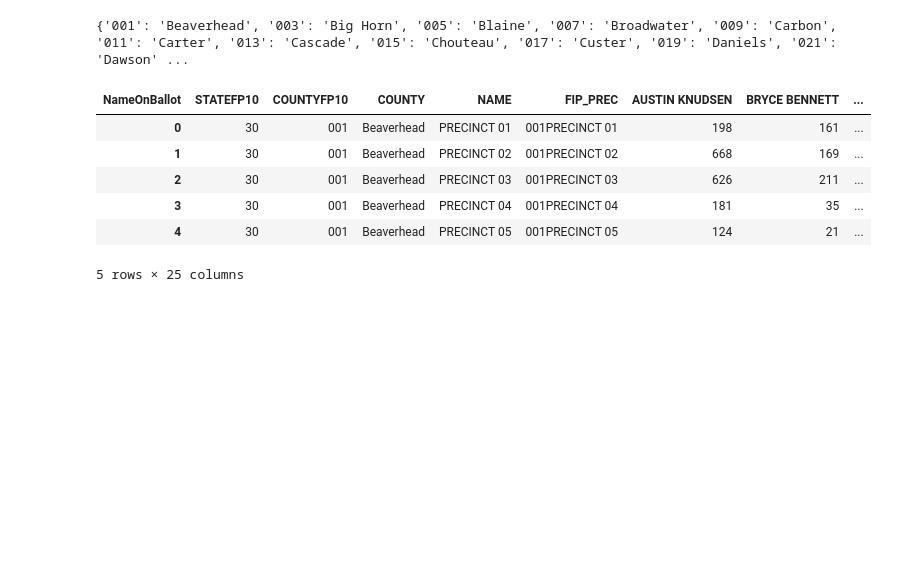
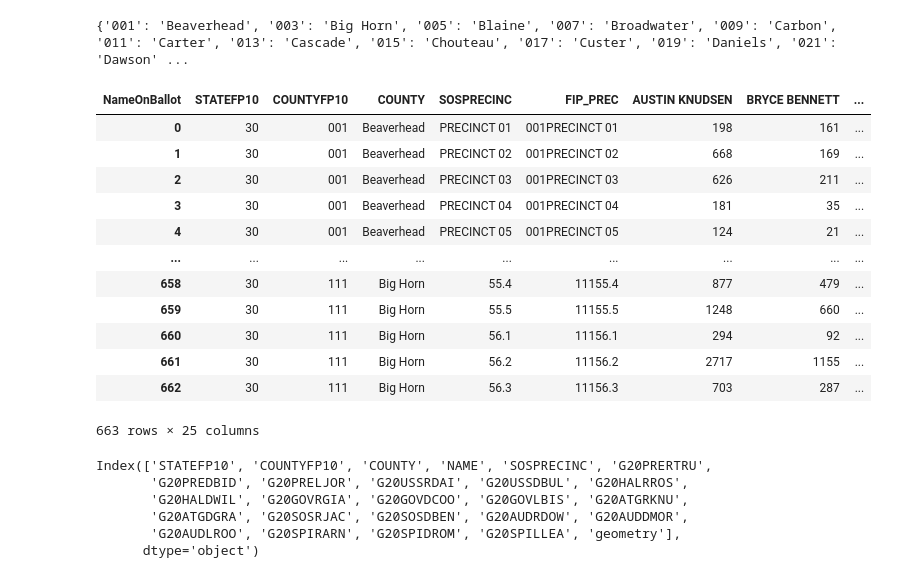
Before and after one commit to nonpartisan-redistricting-datahub/pdv-mt, a Jupyter notebook: vest-mt-2020/vest-mt-2020-validation.ipynb, the cells around one changed output. Drawn from its saved outputs; the diff is of its cells as text; code cells hidden in the pictures; blank space fills up the shorter version.

```diff
--- a/vest-mt-2020/vest-mt-2020-validation.ipynb
+++ b/vest-mt-2020/vest-mt-2020-validation.ipynb
@@ -223,16 +223,31 @@ pivoted_2020.insert(loc=1, column='COUNTYFP10', value=pivoted_2020['FIP_PREC'].s
 inv_dict = {v: k for k, v in fips_dict.items()}
 print(inv_dict)
 pivoted_2020.insert(loc=2, column='COUNTY', value=elections_2020["COUNTYFP10"].map(inv_dict))
-pivoted_2020.insert(loc=3, column='NAME', value=pivoted_2020['FIP_PREC'].str[3:])
+pivoted_2020.insert(loc=3, column='SOSPRECINC', value=pivoted_2020['FIP_PREC'].str[3:])
 # %% [output]
 {'001': 'Beaverhead', '003': 'Big Horn', '005': 'Blaine', '007': 'Broadwater', '009': 'Carbon', '011': 'Carter', '013': 'Cascade', '015': 'Chouteau', '017': 'Custer', '019': 'Daniels', '021': 'Dawson' ...
 # %%
-pivoted_2020.head()
+pivoted_2020
 # %% [output]
-| NameOnBallot | STATEFP10 | COUNTYFP10 | COUNTY | NAME | FIP_PREC | AUSTIN KNUDSEN | BRYCE BENNETT | ... |
+| NameOnBallot | STATEFP10 | COUNTYFP10 | COUNTY | SOSPRECINC | FIP_PREC | AUSTIN KNUDSEN | BRYCE BENNETT | ... |
 | 0 | 30 | 001 | Beaverhead | PRECINCT 01 | 001PRECINCT 01 | 198 | 161 | ... |
 | 1 | 30 | 001 | Beaverhead | PRECINCT 02 | 001PRECINCT 02 | 668 | 169 | ... |
 | 2 | 30 | 001 | Beaverhead | PRECINCT 03 | 001PRECINCT 03 | 626 | 211 | ... |
 | 3 | 30 | 001 | Beaverhead | PRECINCT 04 | 001PRECINCT 04 | 181 | 35 | ... |
 | 4 | 30 | 001 | Beaverhead | PRECINCT 05 | 001PRECINCT 05 | 124 | 21 | ... |
+| ... | ... | ... | ... | ... | ... | ... | ... | ... |
+| 658 | 30 | 111 | Big Horn | 55.4 | 11155.4 | 877 | 479 | ... |
+| 659 | 30 | 111 | Big Horn | 55.5 | 11155.5 | 1248 | 660 | ... |
+| 660 | 30 | 111 | Big Horn | 56.1 | 11156.1 | 294 | 92 | ... |
+| 661 | 30 | 111 | Big Horn | 56.2 | 11156.2 | 2717 | 1155 | ... |
+| 662 | 30 | 111 | Big Horn | 56.3 | 11156.3 | 703 | 287 | ... |
-5 rows × 25 columns
+663 rows × 25 columns
+# %%
+vest_mt_20.columns
+# %% [output]
+Index(['STATEFP10', 'COUNTYFP10', 'COUNTY', 'NAME', 'SOSPRECINC', 'G20PRERTRU',
+       'G20PREDBID', 'G20PRELJOR', 'G20USSRDAI', 'G20USSDBUL', 'G20HALRROS',
+       'G20HALDWIL', 'G20GOVRGIA', 'G20GOVDCOO', 'G20GOVLBIS', 'G20ATGRKNU',
+       'G20ATGDGRA', 'G20SOSRJAC', 'G20SOSDBEN', 'G20AUDRDOW', 'G20AUDDMOR',
+       'G20AUDLROO', 'G20SPIRARN', 'G20SPIDROM', 'G20SPILLEA', 'geometry'],
+      dtype='object')
```
Also changed, not shown: parts of 37 cells of this notebook.
